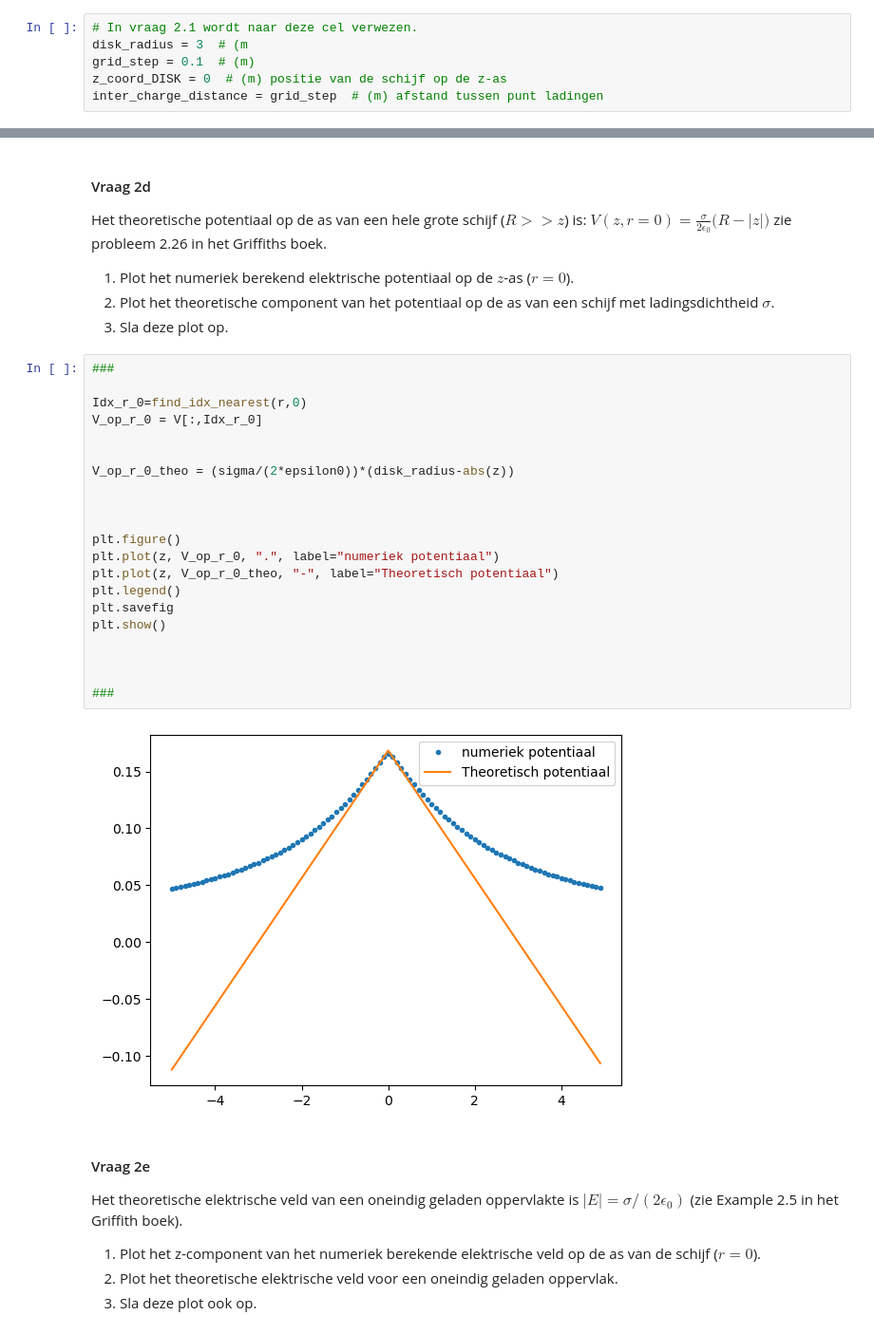
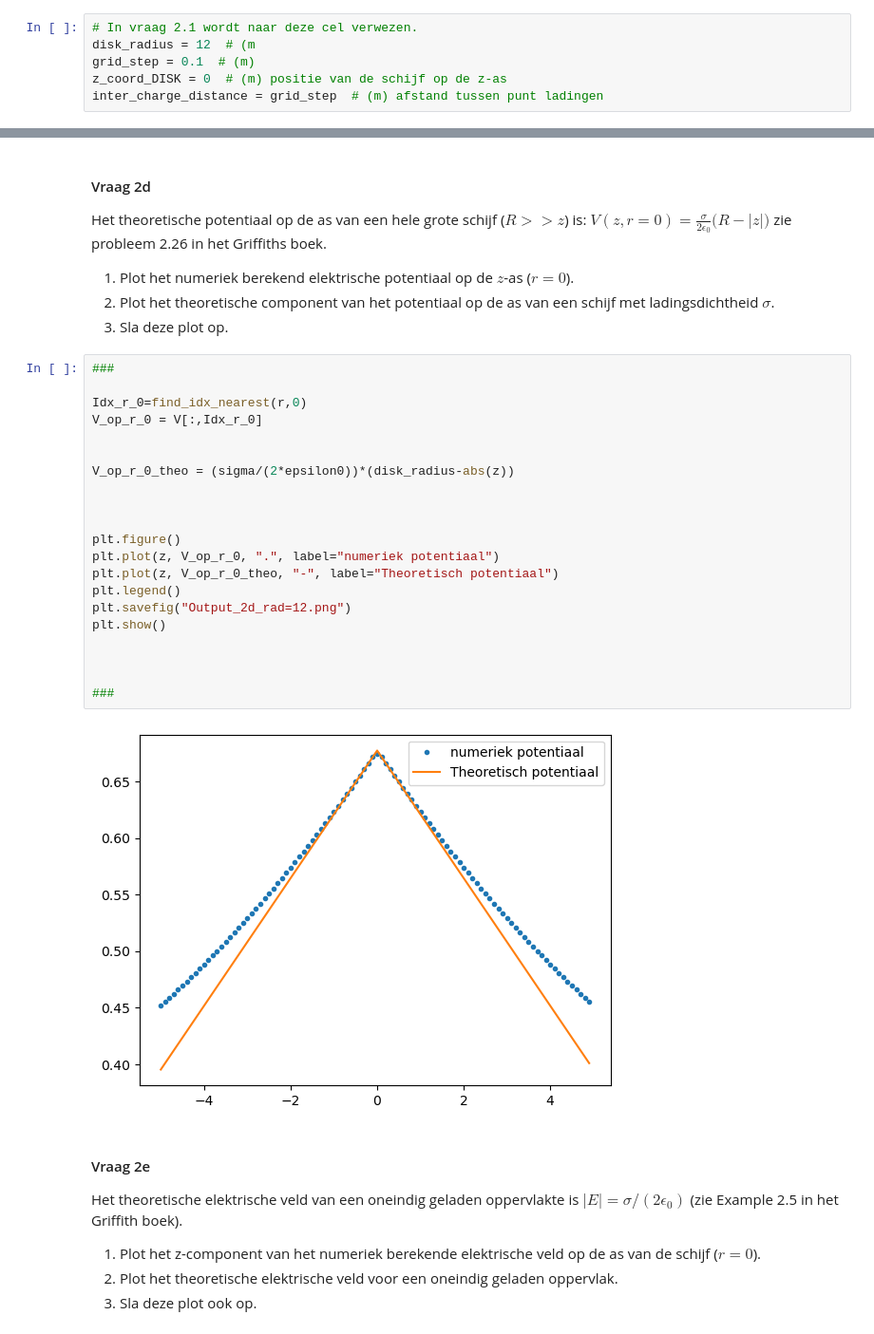
Before and after one commit to jpk274/opdrachten-DEF-D, a Jupyter notebook: DigitaleOntwerpopdrachten/1CondensatorOpdracht/CondensatorOntwerpopdracht.ipynb, the cells around one changed output, grey strips where cells are left out. Shown at 95% size. Saved outputs shown, nothing was run; the diff lists cells and outputs as text.

```diff
--- a/DigitaleOntwerpopdrachten/1CondensatorOpdracht/CondensatorOntwerpopdracht.ipynb
+++ b/DigitaleOntwerpopdrachten/1CondensatorOpdracht/CondensatorOntwerpopdracht.ipynb
@@ -178,7 +178,7 @@ De exponent e = -0.5
 In de code hieronder wordt een geladen schijf gemaakt via het superpositie principe. Dit wordt gedaan door een rooster van punten in de ruimte te creëren, alle punten die voldoen aan $z = 0$ m en $r < R$ krijgen een lading charge_one_point en vanuit hier wordt het potentiaal bepaald. Hier is de $z$-as de as van de schijf en de r as de afstand tot de $z$-as.
 # %%
 # In vraag 2.1 wordt naar deze cel verwezen.
-disk_radius = 3  # (m
+disk_radius = 12  # (m
 grid_step = 0.1  # (m)
 z_coord_DISK = 0  # (m) positie van de schijf op de z-as
 inter_charge_distance = grid_step  # (m) afstand tussen punt ladingen
@@ -269,26 +269,26 @@ zie probleem 2.26 in het Griffiths boek.
 # %%
 ###
 
 Idx_r_0=find_idx_nearest(r,0)
 V_op_r_0 = V[:,Idx_r_0]
 
 
 V_op_r_0_theo = (sigma/(2*epsilon0))*(disk_radius-abs(z))
 
 
 
 plt.figure()
 plt.plot(z, V_op_r_0, ".", label="numeriek potentiaal")
 plt.plot(z, V_op_r_0_theo, "-", label="Theoretisch potentiaal")
 plt.legend()
-plt.savefig
+plt.savefig("Output_2d_rad=12.png")
 plt.show()
 
 
 
 ###
 # %% [output]
-[figure, old version]
+[figure, new version]
 # %% [markdown]
 #### Vraag 2e
 
```
Also changed, not shown: parts of 8 cells of this notebook, 5 other files.
